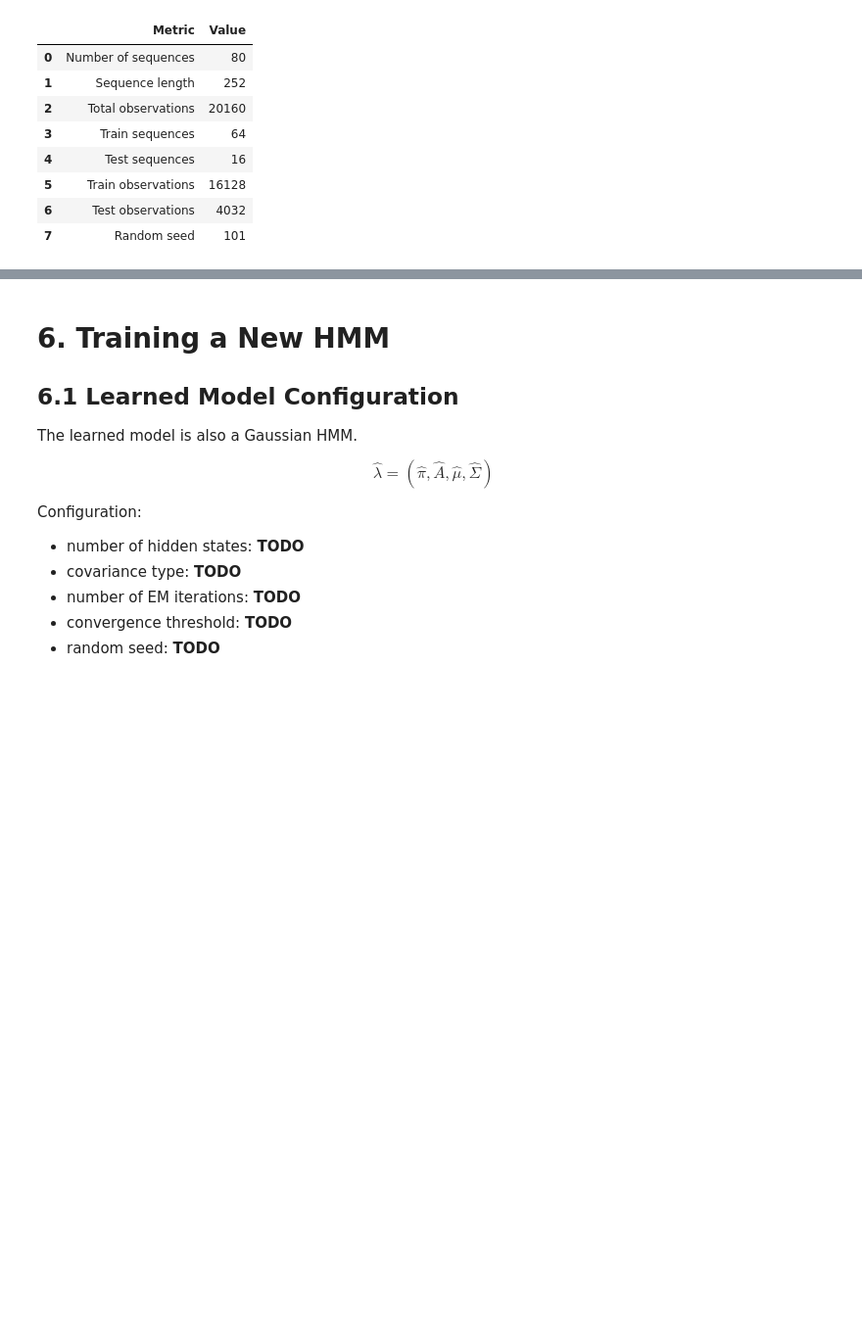
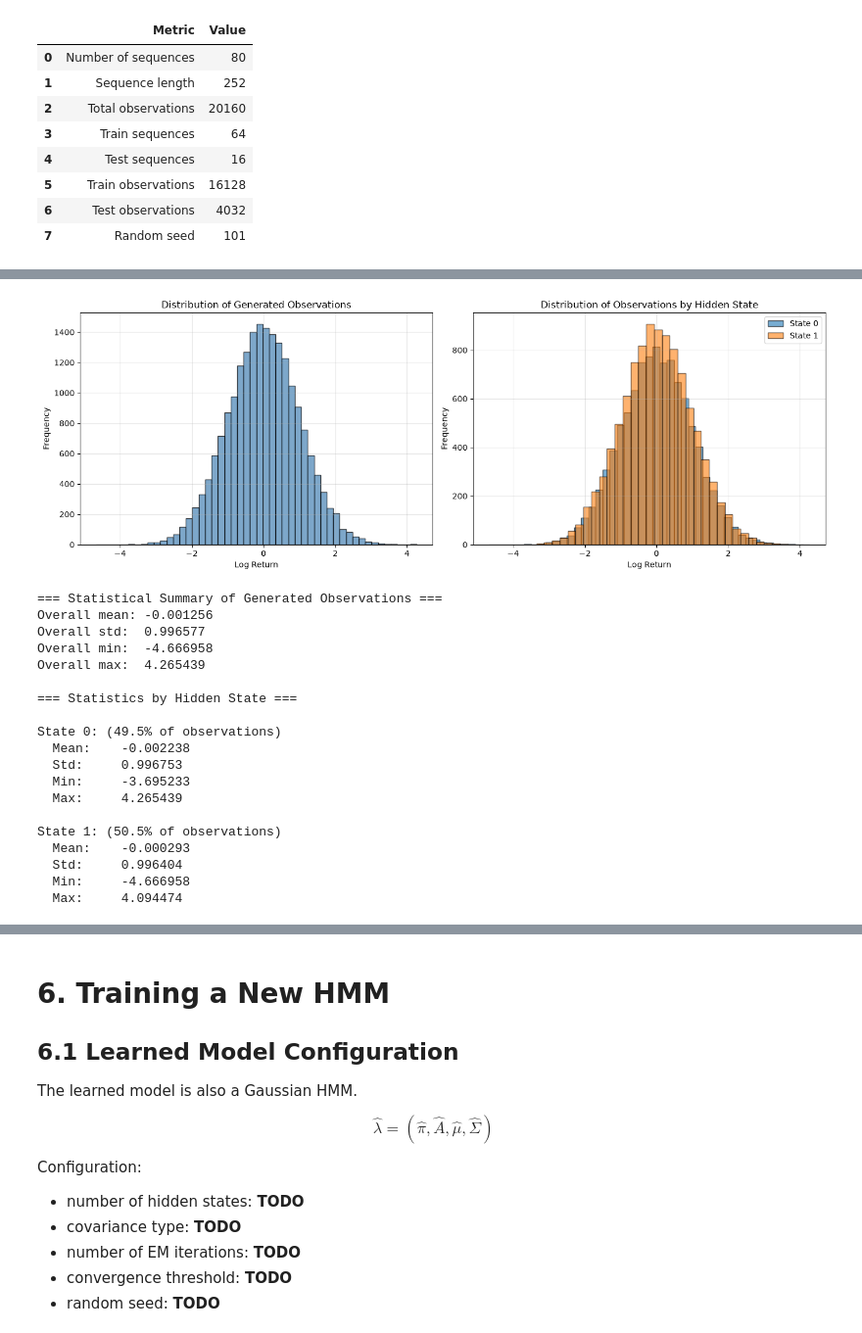
Before and after one commit to davidazimov069-maker/Advanced_Methods_in_ML, a Jupyter notebook: HMM_Project_DavidAndAviad.ipynb, the cells around one changed output, grey strips where cells are left out. Shown at 98% size. Drawn from its saved outputs; the diff is of its cells as text; code cells hidden in the pictures; blank space fills up the shorter version.

```diff
--- a/HMM_Project_DavidAndAviad.ipynb
+++ b/HMM_Project_DavidAndAviad.ipynb
@@ -1162,0 +1250,79 @@ Recommended plots:
+# %%
+# Statistical summary and distribution of generated observations
+# Ensure required variables are defined
+try:
+    synthetic_observations
+    synthetic_hidden_states
+    original_hmm
+except NameError:
+    print("Warning: Running visualization without synthetic data. Generate data first by running the sampling cell.")
+    synthetic_observations = np.random.randn(20160, 1)
+    synthetic_hidden_states = np.random.randint(0, 2, 20160)
+    class MockHMM:
+        def __init__(self):
+            self.n_components = 2
+    original_hmm = MockHMM()
+
+fig, axes = plt.subplots(1, 2, figsize=(14, 5))
+
+# Histogram of all generated observations
+axes[0].hist(synthetic_observations, bins=50, color='steelblue', alpha=0.7, edgecolor='black')
+axes[0].set_title("Distribution of Generated Observations")
+axes[0].set_xlabel("Log Return")
+axes[0].set_ylabel("Frequency")
+axes[0].grid(True, alpha=0.3)
+
+# Histogram by hidden state
+for state in range(original_hmm.n_components):
+    state_mask = synthetic_hidden_states == state
+    state_obs = synthetic_observations[state_mask]
+    axes[1].hist(state_obs, bins=40, alpha=0.6, label=f"State {state}", edgecolor='black')
+
+axes[1].set_title("Distribution of Observations by Hidden State")
+axes[1].set_xlabel("Log Return")
+axes[1].set_ylabel("Frequency")
+axes[1].legend()
+axes[1].grid(True, alpha=0.3)
+
+plt.tight_layout()
+plt.show()
+
+# Print statistical summary
+print("\n=== Statistical Summary of Generated Observations ===")
+print(f"Overall mean: {np.mean(synthetic_observations):.6f}")
+print(f"Overall std:  {np.std(synthetic_observations):.6f}")
+print(f"Overall min:  {np.min(synthetic_observations):.6f}")
+print(f"Overall max:  {np.max(synthetic_observations):.6f}")
+
+print("\n=== Statistics by Hidden State ===")
+for state in range(original_hmm.n_components):
+    state_mask = synthetic_hidden_states == state
+    state_obs = synthetic_observations[state_mask]
+    state_freq = np.sum(state_mask) / len(synthetic_hidden_states)
+
+    print(f"\nState {state}: ({state_freq*100:.1f}% of observations)")
+    print(f"  Mean:    {np.mean(state_obs):.6f}")
+    print(f"  Std:     {np.std(state_obs):.6f}")
+    print(f"  Min:     {np.min(state_obs):.6f}")
+    print(f"  Max:     {np.max(state_obs):.6f}")
+# %% [output]
+[figure, added]
+=== Statistical Summary of Generated Observations ===
+Overall mean: -0.001256
+Overall std:  0.996577
+Overall min:  -4.666958
+Overall max:  4.265439
+
+=== Statistics by Hidden State ===
+
+State 0: (49.5% of observations)
+  Mean:    -0.002238
+  Std:     0.996753
+  Min:     -3.695233
+  Max:     4.265439
+
+State 1: (50.5% of observations)
+  Mean:    -0.000293
+  Std:     0.996404
+  Min:     -4.666958
+  Max:     4.094474
```
Also changed, not shown: parts of 6 cells of this notebook.
